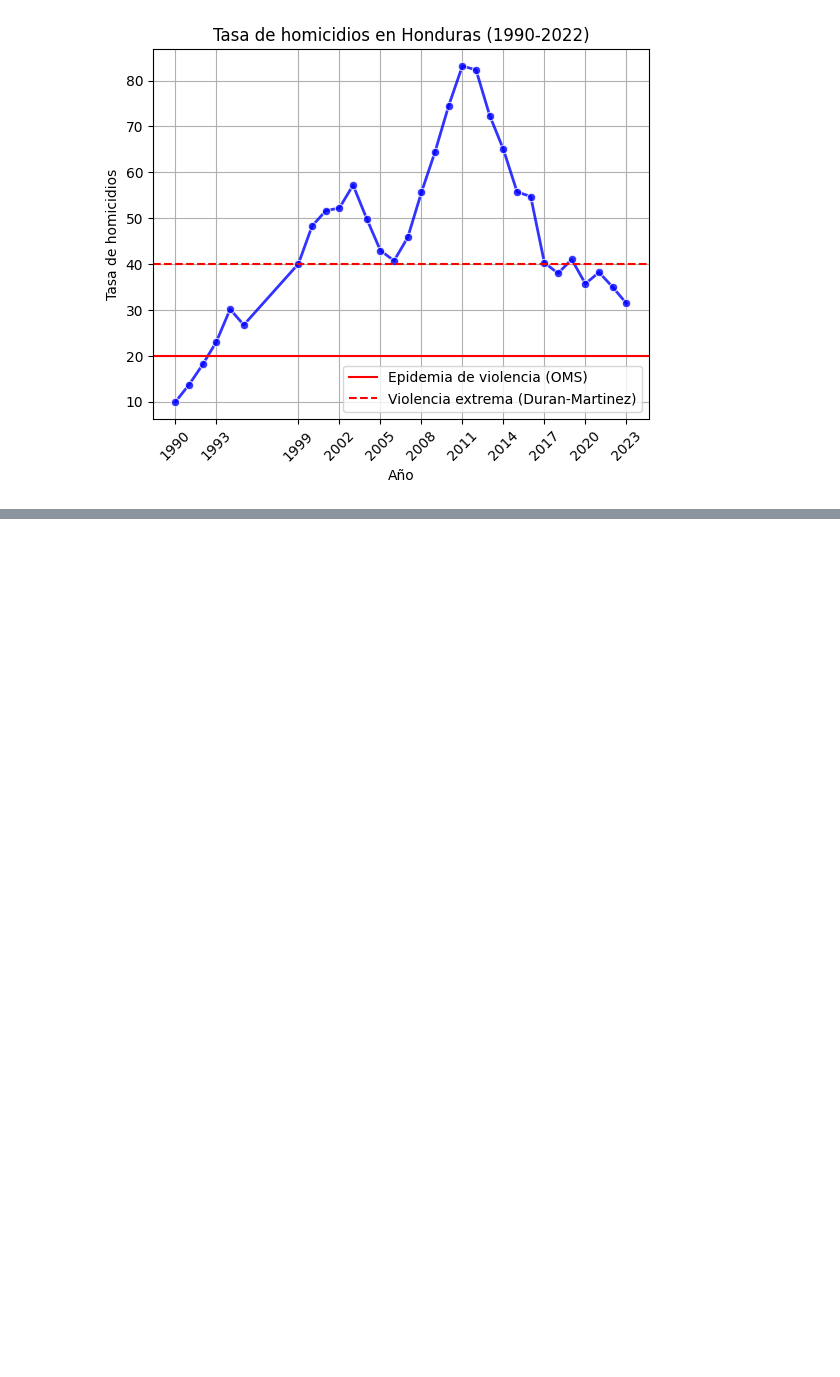
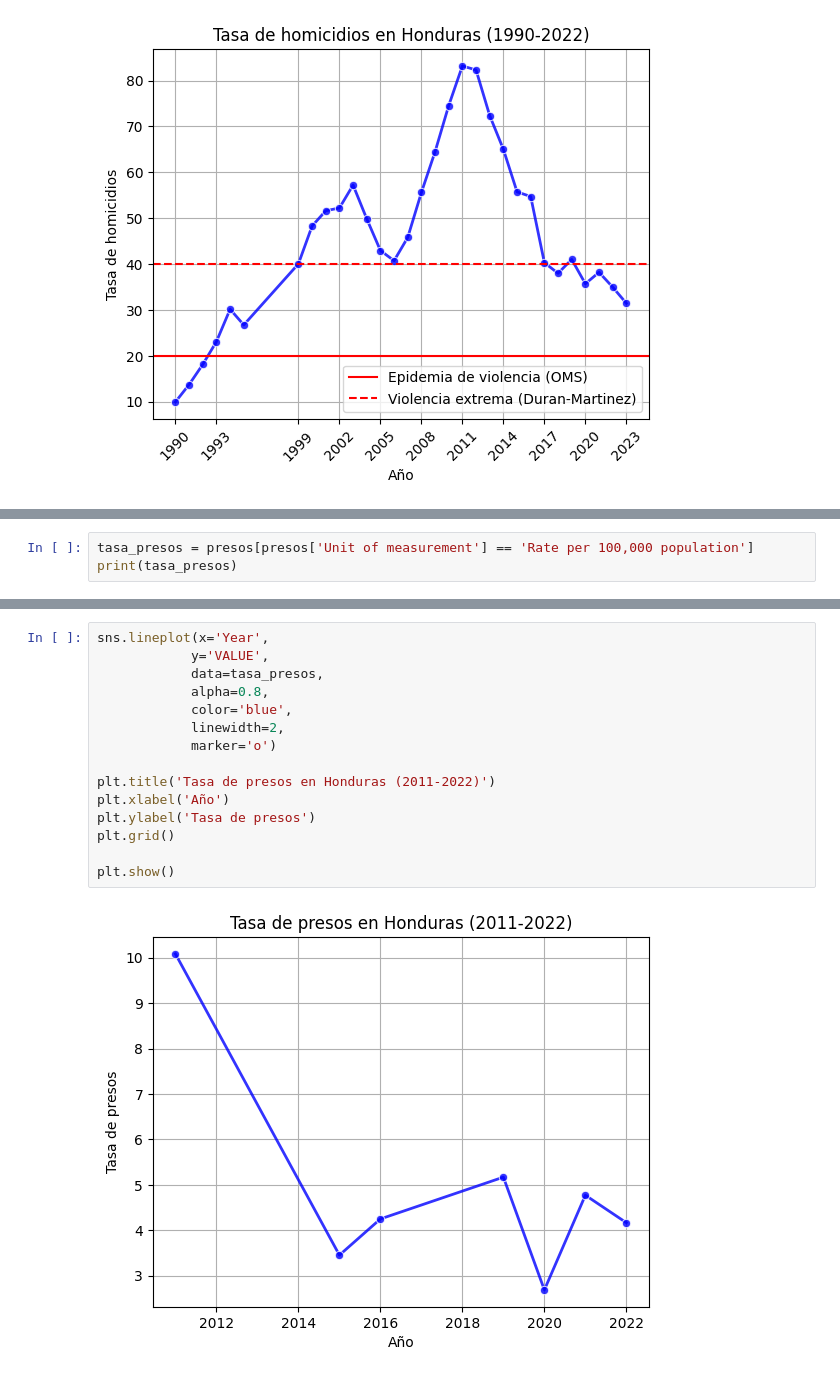
Before and after one commit to lehcimhdz/eda_honduras, a Jupyter notebook: eda_honduras_descriptivo.ipynb, the cells around one changed output, grey strips where cells are left out. Drawn from its saved outputs; the diff is of its cells as text; blank space fills up the shorter version.

Commit message:
se establecen gráficas para presos y muertes en prisión

```diff
--- a/eda_honduras_descriptivo.ipynb
+++ b/eda_honduras_descriptivo.ipynb
@@ -333,0 +361,3 @@ See the caveats in the documentation: https://pandas.pydata.org/pandas-docs/stab
+# %%
+tasa_presos = presos[presos['Unit of measurement'] == 'Rate per 100,000 population']
+print(tasa_presos)
@@ -333,0 +382,17 @@ See the caveats in the documentation: https://pandas.pydata.org/pandas-docs/stab
+# %%
+sns.lineplot(x='Year',
+            y='VALUE',
+            data=tasa_presos,
+            alpha=0.8,
+            color='blue',
+            linewidth=2,
+            marker='o')
+
+plt.title('Tasa de presos en Honduras (2011-2022)')
+plt.xlabel('Año')
+plt.ylabel('Tasa de presos')
+plt.grid()
+
+plt.show()
+# %% [output]
+[figure, added]
```
Also changed, not shown: parts of 8 cells of this notebook.
